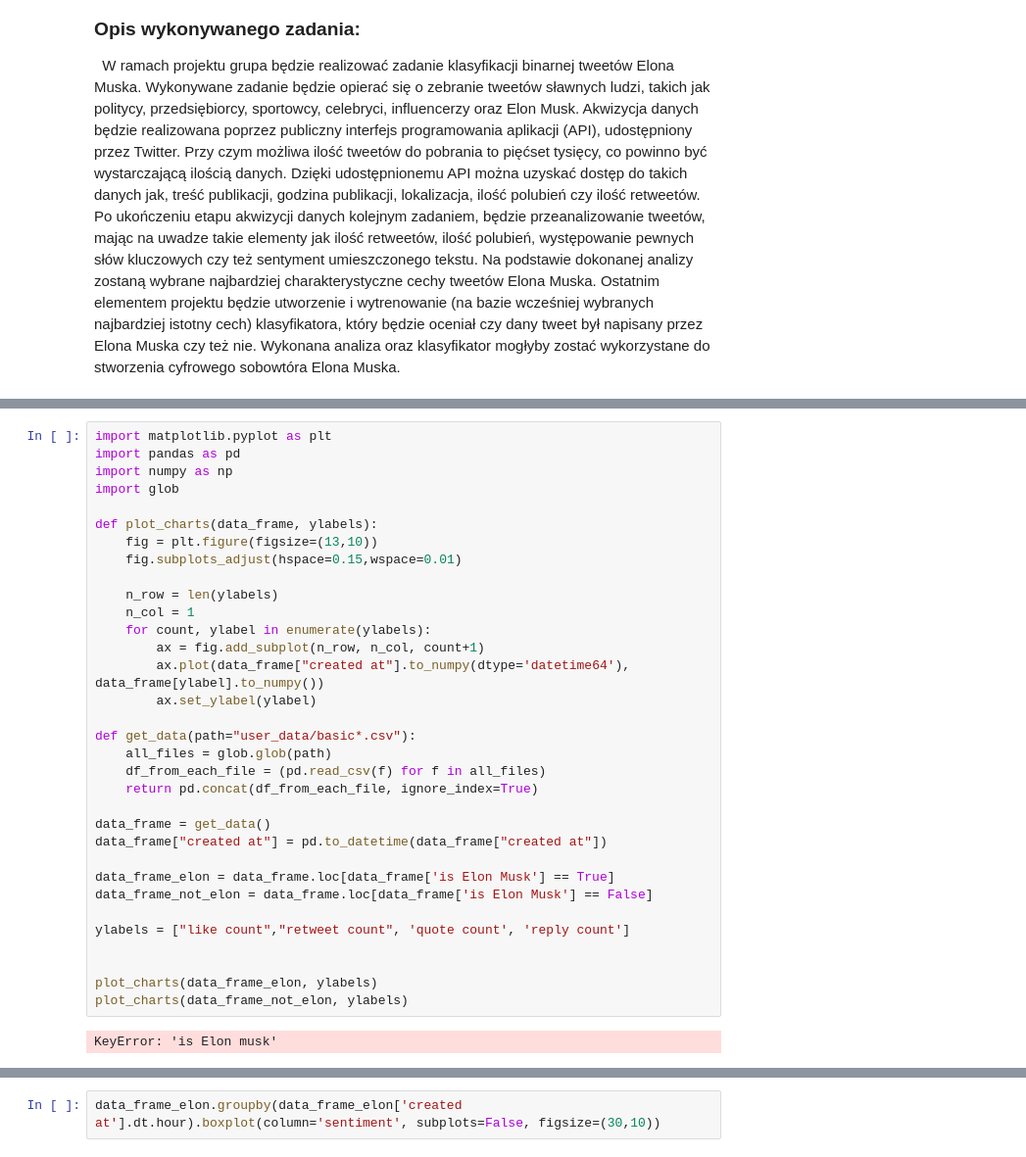
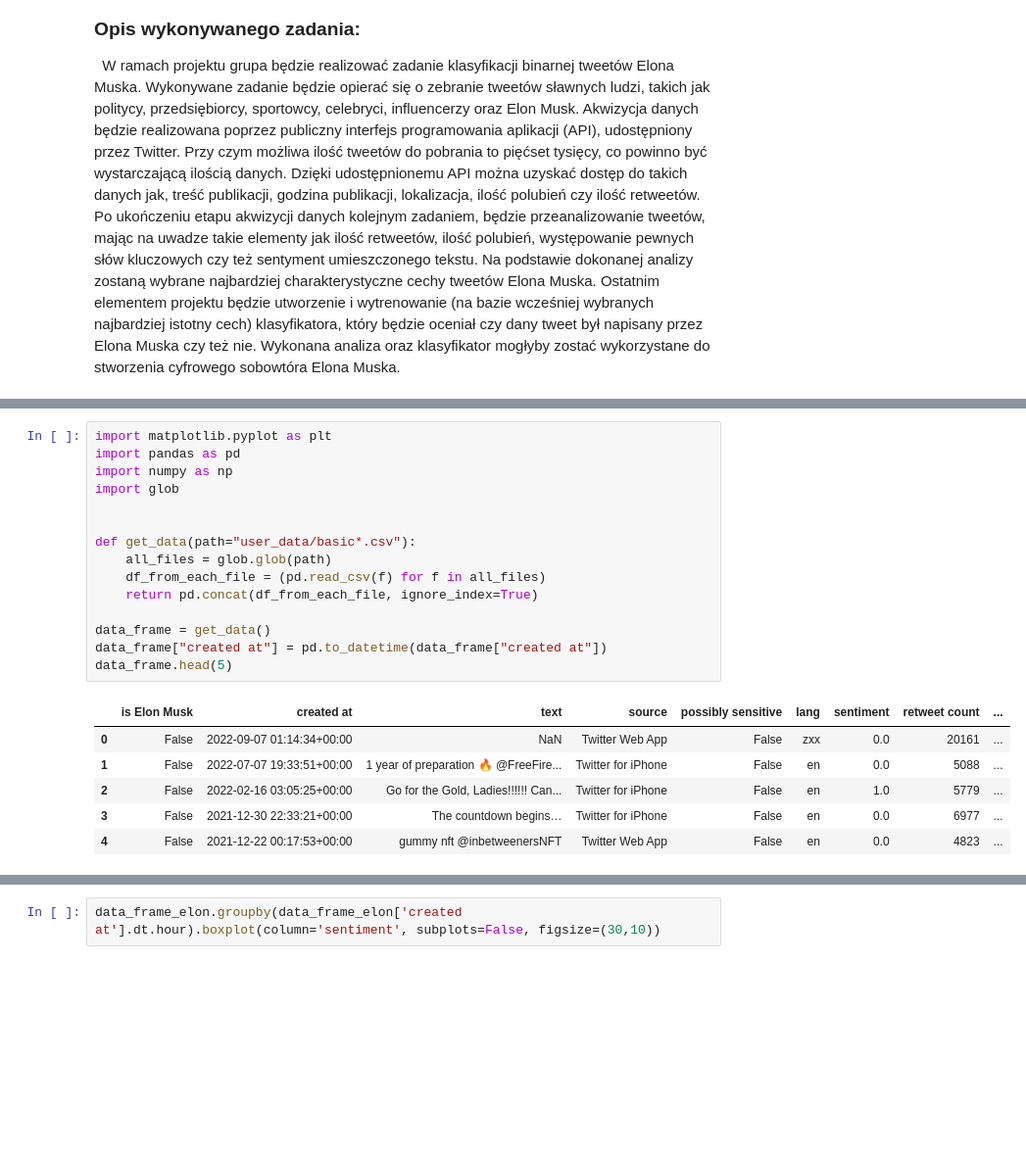
Before and after one commit to Wiktor-99/MAED, a Jupyter notebook: elon_musk_tweet_classification.ipynb, the cells around one changed output, grey strips where cells are left out. Shown at 98% size. Drawn from its saved outputs; the diff is of its cells as text; blank space fills up the shorter version.

```diff
--- a/elon_musk_tweet_classification.ipynb
+++ b/elon_musk_tweet_classification.ipynb
@@ -14,35 +59,22 @@ Akwizycja danych będzie realizowana poprzez publiczny interfejs programowania a
 # %%
 import matplotlib.pyplot as plt
 import pandas as pd
 import numpy as np
 import glob
 
-def plot_charts(data_frame, ylabels):
-    fig = plt.figure(figsize=(13,10))
-    fig.subplots_adjust(hspace=0.15,wspace=0.01)
-
-    n_row = len(ylabels)
-    n_col = 1
-    for count, ylabel in enumerate(ylabels):
-        ax = fig.add_subplot(n_row, n_col, count+1)
-        ax.plot(data_frame["created at"].to_numpy(dtype='datetime64'), data_frame[ylabel].to_numpy())
-        ax.set_ylabel(ylabel)
 
 def get_data(path="user_data/basic*.csv"):
     all_files = glob.glob(path)
     df_from_each_file = (pd.read_csv(f) for f in all_files)
     return pd.concat(df_from_each_file, ignore_index=True)
 
 data_frame = get_data()
 data_frame["created at"] = pd.to_datetime(data_frame["created at"])
-
-data_frame_elon = data_frame.loc[data_frame['is Elon Musk'] == True]
-data_frame_not_elon = data_frame.loc[data_frame['is Elon Musk'] == False]
-
-ylabels = ["like count","retweet count", 'quote count', 'reply count']
-
-
-plot_charts(data_frame_elon, ylabels)
-plot_charts(data_frame_not_elon, ylabels)
+data_frame.head(5)
 # %% [output]
-KeyError: 'is Elon musk'
+|  | is Elon Musk | created at | text | source | possibly sensitive | lang | sentiment | retweet count | ... |
+| 0 | False | 2022-09-07 01:14:34+00:00 | NaN | Twitter Web App | False | zxx | 0.0 | 20161 | ... |
+| 1 | False | 2022-07-07 19:33:51+00:00 | 1 year of preparation 🔥 @FreeFire... | Twitter for iPhone | False | en | 0.0 | 5088 | ... |
+| 2 | False | 2022-02-16 03:05:25+00:00 | Go for the Gold, Ladies!!!!!! Can... | Twitter for iPhone | False | en | 1.0 | 5779 | ... |
+| 3 | False | 2021-12-30 22:33:21+00:00 | The countdown begins… | Twitter for iPhone | False | en | 0.0 | 6977 | ... |
+| 4 | False | 2021-12-22 00:17:53+00:00 | gummy nft @inbetweenersNFT | Twitter Web App | False | en | 0.0 | 4823 | ... |
```
Also changed, not shown: parts of 23 cells of this notebook.
